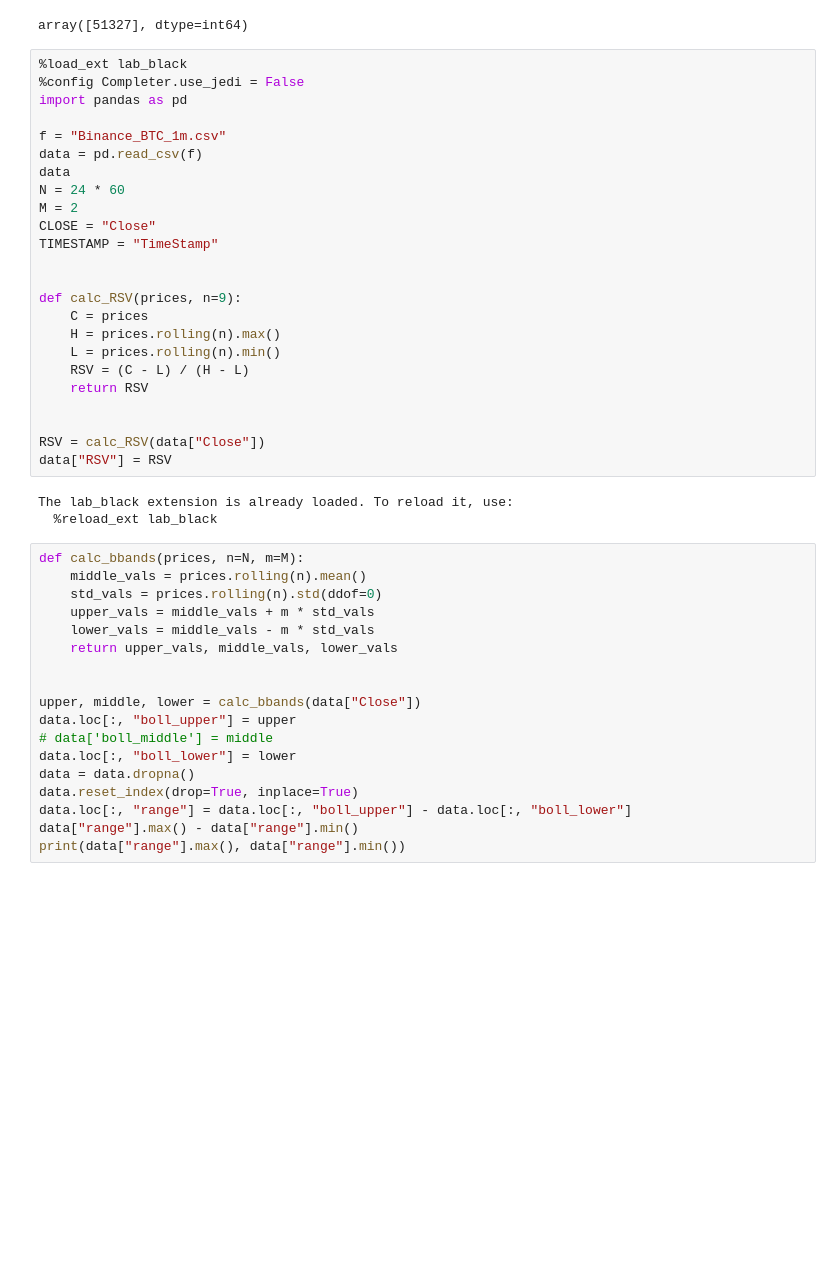
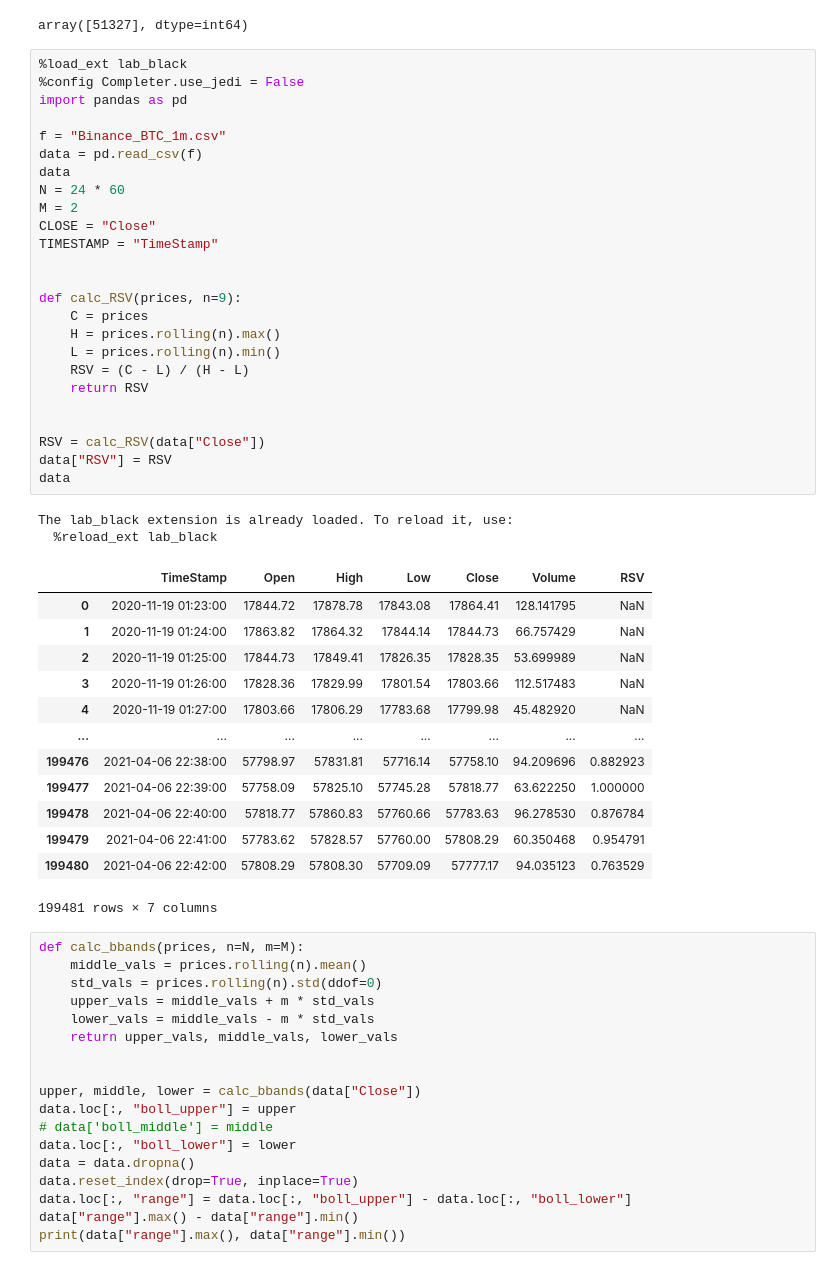
Before and after one commit to xujunhuii/huobi_Python, a Jupyter notebook: AlgoTrading/ParameterAnalysis/BTC_Grid_min.ipynb, the cells around one changed output. Saved outputs shown, nothing was run; the diff lists cells and outputs as text; blank space fills up the shorter version.

```diff
--- a/AlgoTrading/ParameterAnalysis/BTC_Grid_min.ipynb
+++ b/AlgoTrading/ParameterAnalysis/BTC_Grid_min.ipynb
@@ -89,30 +98,44 @@ array([51327], dtype=int64)
 # %%
 %load_ext lab_black
 %config Completer.use_jedi = False
 import pandas as pd
 
 f = "Binance_BTC_1m.csv"
 data = pd.read_csv(f)
 data
 N = 24 * 60
 M = 2
 CLOSE = "Close"
 TIMESTAMP = "TimeStamp"
 
 
 def calc_RSV(prices, n=9):
     C = prices
     H = prices.rolling(n).max()
     L = prices.rolling(n).min()
     RSV = (C - L) / (H - L)
     return RSV
 
 
 RSV = calc_RSV(data["Close"])
 data["RSV"] = RSV
+data
 # %% [output]
 The lab_black extension is already loaded. To reload it, use:
   %reload_ext lab_black
+|  | TimeStamp | Open | High | Low | Close | Volume | RSV |
+| 0 | 2020-11-19 01:23:00 | 17844.72 | 17878.78 | 17843.08 | 17864.41 | 128.141795 | NaN |
+| 1 | 2020-11-19 01:24:00 | 17863.82 | 17864.32 | 17844.14 | 17844.73 | 66.757429 | NaN |
+| 2 | 2020-11-19 01:25:00 | 17844.73 | 17849.41 | 17826.35 | 17828.35 | 53.699989 | NaN |
+| 3 | 2020-11-19 01:26:00 | 17828.36 | 17829.99 | 17801.54 | 17803.66 | 112.517483 | NaN |
+| 4 | 2020-11-19 01:27:00 | 17803.66 | 17806.29 | 17783.68 | 17799.98 | 45.482920 | NaN |
+| ... | ... | ... | ... | ... | ... | ... | ... |
+| 199476 | 2021-04-06 22:38:00 | 57798.97 | 57831.81 | 57716.14 | 57758.10 | 94.209696 | 0.882923 |
+| 199477 | 2021-04-06 22:39:00 | 57758.09 | 57825.10 | 57745.28 | 57818.77 | 63.622250 | 1.000000 |
+| 199478 | 2021-04-06 22:40:00 | 57818.77 | 57860.83 | 57760.66 | 57783.63 | 96.278530 | 0.876784 |
+| 199479 | 2021-04-06 22:41:00 | 57783.62 | 57828.57 | 57760.00 | 57808.29 | 60.350468 | 0.954791 |
+| 199480 | 2021-04-06 22:42:00 | 57808.29 | 57808.30 | 57709.09 | 57777.17 | 94.035123 | 0.763529 |
+199481 rows × 7 columns
 # %%
 def calc_bbands(prices, n=N, m=M):
     middle_vals = prices.rolling(n).mean()
```
Also changed, not shown: parts of 4 cells of this notebook, 1 other file.
